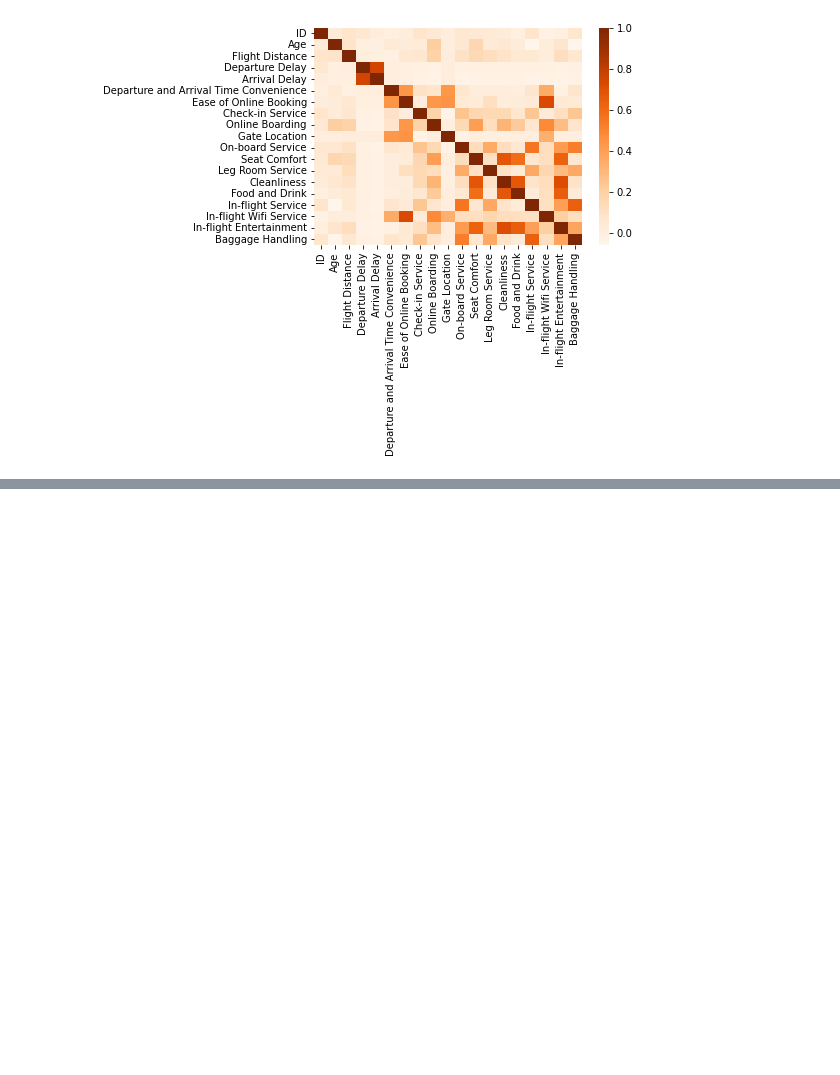
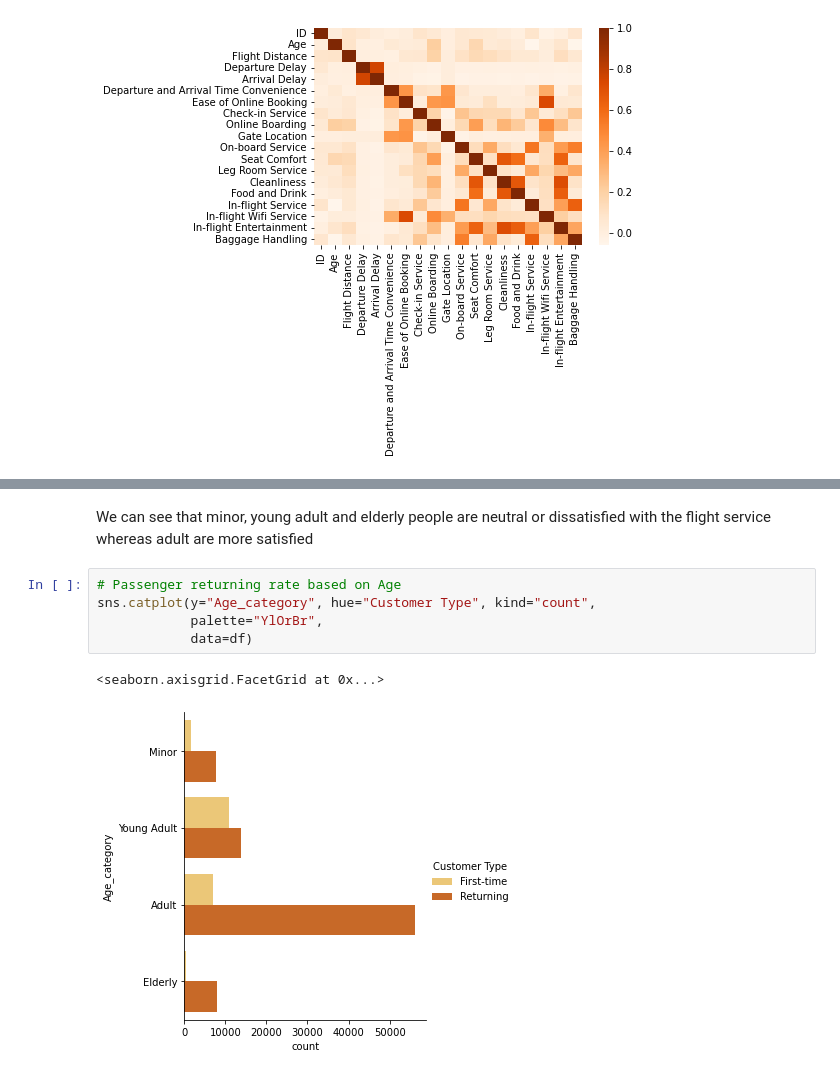
Before and after one commit to sirjanashrestha/Airlines_Passenger_Satisfaction, a Jupyter notebook: Airlines_Passenger.ipynb, the cells around one changed output, grey strips where cells are left out. Cells and saved outputs as stored; diff of their text form; blank space fills up the shorter version.

```diff
--- a/Airlines_Passenger.ipynb
+++ b/Airlines_Passenger.ipynb
@@ -246,0 +280,10 @@ sns.heatmap(df.corr(), cmap="Oranges")
+# %% [markdown]
+We can see that minor, young adult and elderly people are neutral or dissatisfied with the flight service whereas adult are more satisfied
+# %%
+# Passenger returning rate based on Age
+sns.catplot(y="Age_category", hue="Customer Type", kind="count",
+            palette="YlOrBr",
+            data=df)
+# %% [output]
+<seaborn.axisgrid.FacetGrid at 0x...>
+[figure, added]
```
Also changed, not shown: parts of 21 cells of this notebook.
